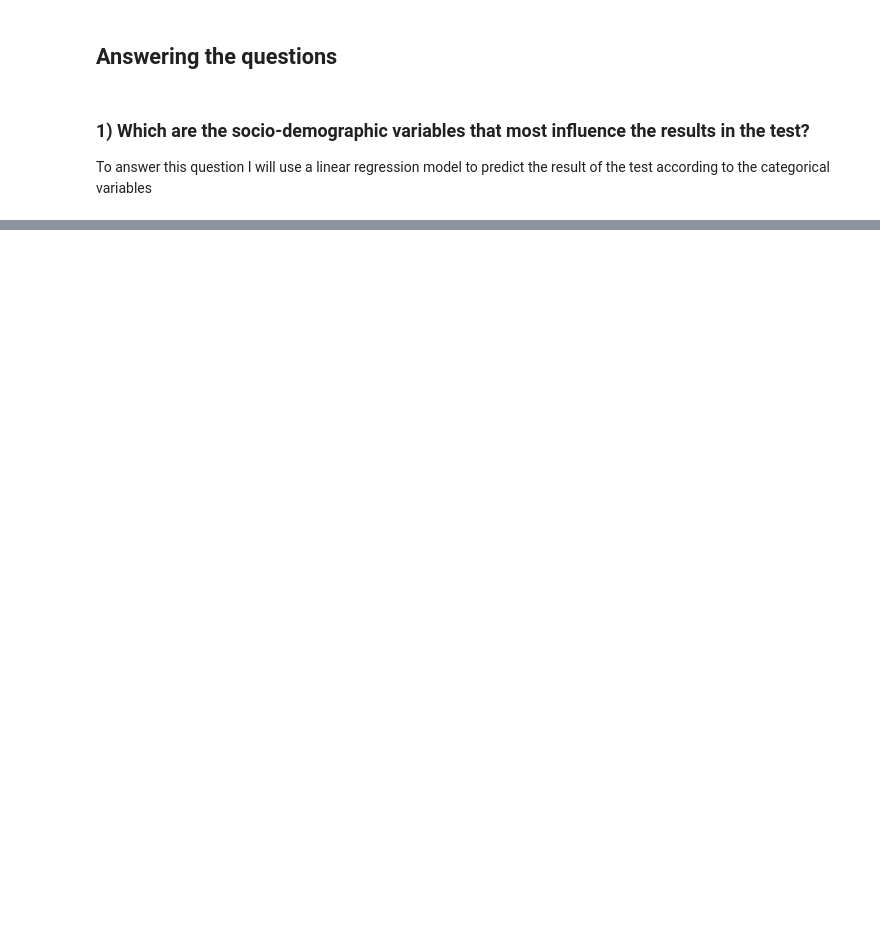
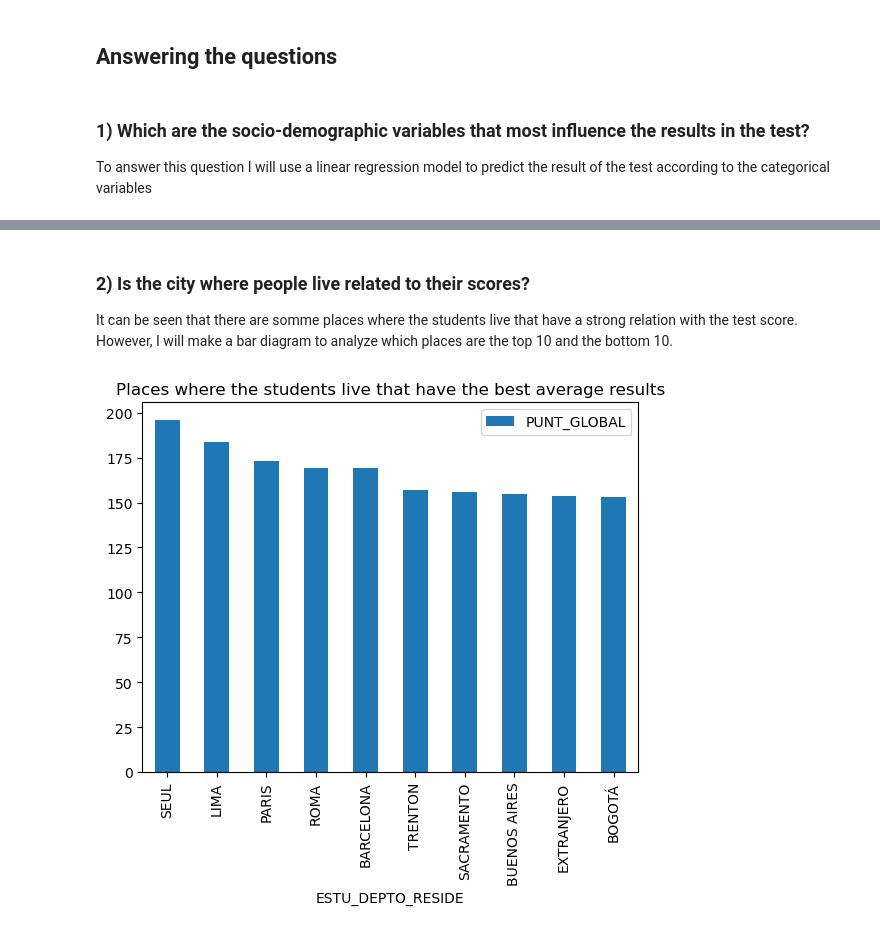
Before and after one commit to Andrecezu1/Educational, a Jupyter notebook: Capstone.ipynb, the cells around one changed output, grey strips where cells are left out. Saved outputs shown, nothing was run; the diff lists cells and outputs as text; code cells hidden in the pictures; blank space fills up the shorter version.

```diff
--- a/Capstone.ipynb
+++ b/Capstone.ipynb
@@ -376,0 +446,9 @@ model
+# %% [markdown]
+### 2) Is the city where people live related to their scores?
+It can be seen that there are somme places where the students live that have a strong relation with the test score. However, I will make a bar diagram to analyze which places are the top 10 and the bottom 10.
+# %%
+a=df[['ESTU_DEPTO_RESIDE','PUNT_GLOBAL']].groupby('ESTU_DEPTO_RESIDE').mean()
+a.sort_values(by='PUNT_GLOBAL', ascending=False,inplace=True)
+x=a.head(10).plot(kind='bar',title= "Places where the students live that have the best average results")
+# %% [output]
+[figure, added]
```
Also changed, not shown: parts of 43 cells of this notebook.
